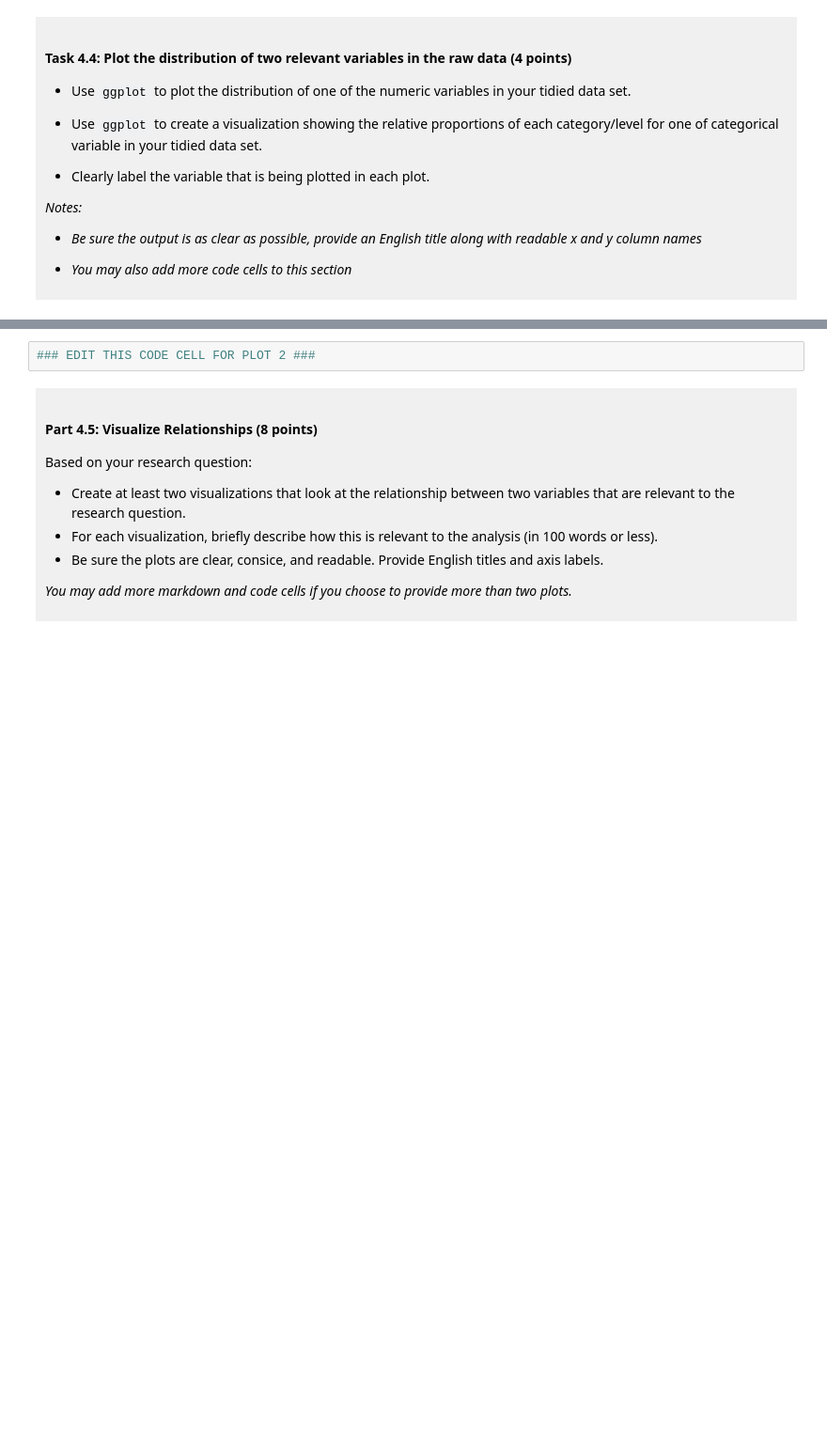
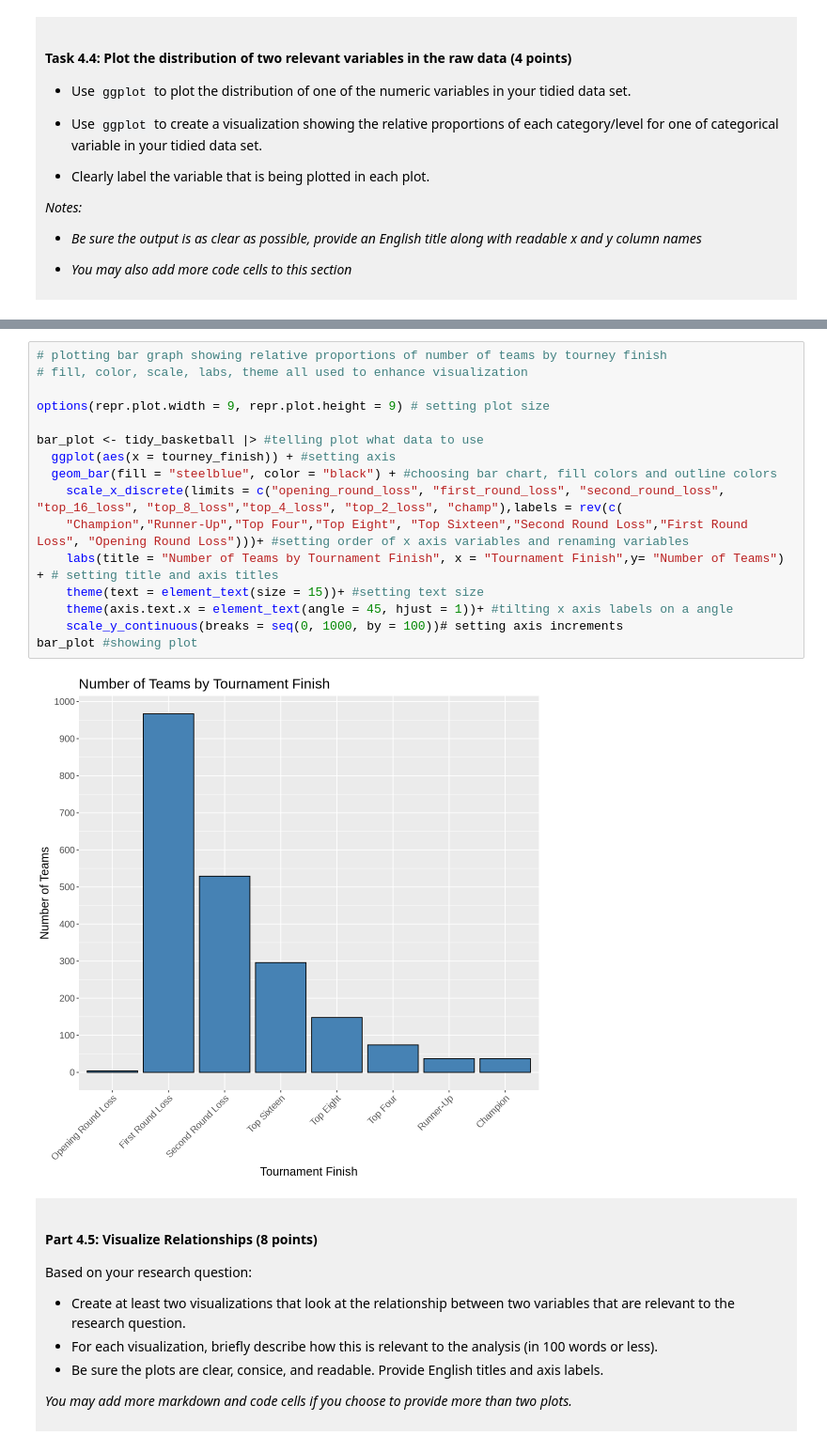
Before and after one commit to vjm1111/dsci-100-project-victoria-mah, a Jupyter notebook: dsci-100-project-notebook.ipynb, the cells around one changed output, grey strips where cells are left out. Shown at 94% size. Drawn from its saved outputs; the diff is of its cells as text; blank space fills up the shorter version.

```diff
--- a/dsci-100-project-notebook.ipynb
+++ b/dsci-100-project-notebook.ipynb
@@ -307,5 +351,21 @@ You will refine your research question (if needed) and produce a tidy data set.
 # %%
-### EDIT THIS CODE CELL FOR PLOT 2 ###
+# plotting bar graph showing relative proportions of number of teams by tourney finish
+# fill, color, scale, labs, theme all used to enhance visualization
+
+options(repr.plot.width = 9, repr.plot.height = 9) # setting plot size
+
+bar_plot <- tidy_basketball |> #telling plot what data to use
+  ggplot(aes(x = tourney_finish)) + #setting axis
+  geom_bar(fill = "steelblue", color = "black") + #choosing bar chart, fill colors and outline colors
+    scale_x_discrete(limits = c("opening_round_loss", "first_round_loss", "second_round_loss", "top_16_loss", "top_8_loss","top_4_loss", "top_2_loss", "champ"),labels = rev(c(
+    "Champion","Runner-Up","Top Four","Top Eight", "Top Sixteen","Second Round Loss","First Round Loss", "Opening Round Loss")))+ #setting order of x axis variables and renaming variables
+    labs(title = "Number of Teams by Tournament Finish", x = "Tournament Finish",y= "Number of Teams") + # setting title and axis titles
+    theme(text = element_text(size = 15))+ #setting text size
+    theme(axis.text.x = element_text(angle = 45, hjust = 1))+ #tilting x axis labels on a angle
+    scale_y_continuous(breaks = seq(0, 1000, by = 100))# setting axis increments
+bar_plot #showing plot
+# %% [output]
+[figure, added]
 # %% [markdown]
 <div style="background-color: #f0f0f0; padding: 10px;">
 
```
Also changed, not shown: parts of 11 cells of this notebook.
